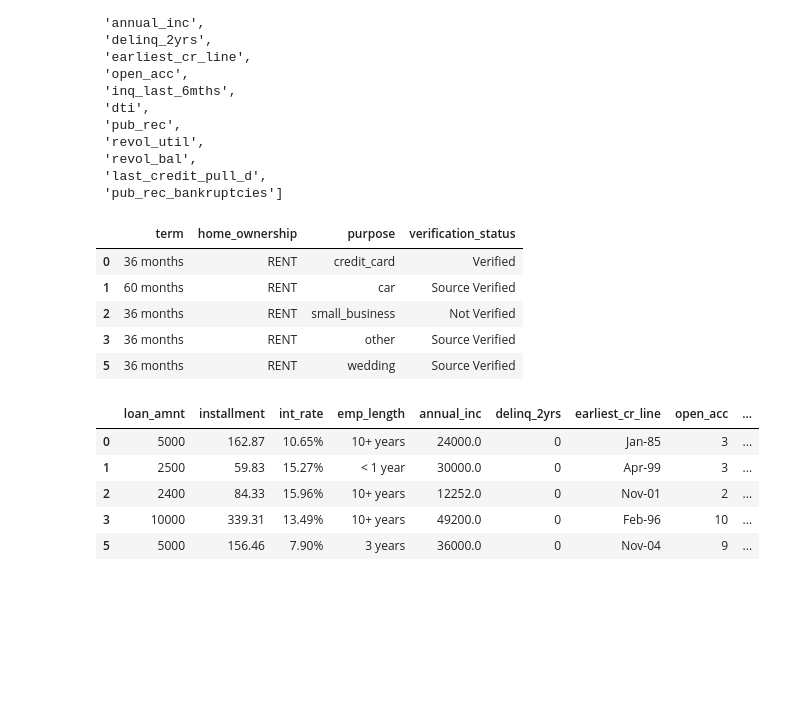
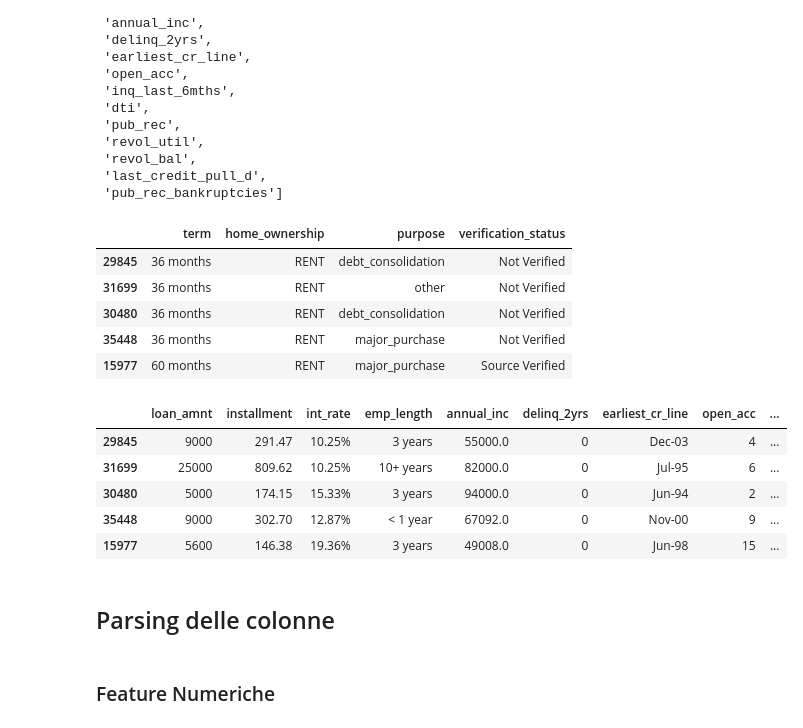
Before and after one commit to FabianoVeglianti/MachineLearningProject, a Jupyter notebook: loanRisk.ipynb, the cells around one changed output. Cells and saved outputs as stored; diff of their text form; code cells hidden in the pictures; blank space fills up the shorter version.

```diff
--- a/loanRisk.ipynb
+++ b/loanRisk.ipynb
@@ -62,9 +75,9 @@ Name: loan_status, Length: 38577, dtype: object>
 # %%
 
 ## FIX i warning
-
-data.loan_status[(data['loan_status']  == 'Fully Paid')]=0
-data.loan_status[(data['loan_status']  == 'Charged Off')]=1
+loan_status_dict = {'Fully Paid':0, 'Charged Off':1}
+dataCleaner.set_target_mapDict(loan_status_dict)
+dataCleaner.encode_target(train_y)
 # %% [output]
 A value is trying to be set on a copy of a slice from a DataFrame
 
@@ -102,10 +107,11 @@ len(data.columns)
 def unique_non_null(df):
     return df.dropna().unique()
 # %%
-uniqueValue = []
-for col in data.columns:
+colNotUniqueValue = []
+for col in train_x.columns:
     colUniqueValuesCount = len(unique_non_null(data[col]))
-    uniqueValue.append(colUniqueValuesCount > 1)
+    if colUniqueValuesCount > 1:
+        colNotUniqueValue.append(col)
     print(col, "\t", colUniqueValuesCount)                  # DA FORMATTARE MEGLIO
 # %% [output]
 id       38577
@@ -130 +134,3 @@ data = data.loc[:, uniqueValue]
+# %%
+train_x = train_x.loc[:, colNotUniqueValue]
 # %%
@@ -299,28 +289,30 @@ numerical_features
  'last_credit_pull_d',
  'pub_rec_bankruptcies']
 # %%
-data_categorical=pd.DataFrame()
+train_x_categorical=pd.DataFrame()
 for col in categorical_features:
-    data_categorical=pd.concat([ data_categorical, data[col]], axis= 1)
+    train_x_categorical=pd.concat([ train_x_categorical, train_x[col]], axis= 1)
+    dataCleaner.addFeatureToBeMantained(col)
 
-data_categorical.head()
+train_x_categorical.head()
 # %% [output]
 |  | term | home_ownership | purpose | verification_status |
-| 0 | 36 months | RENT | credit_card | Verified |
-| 1 | 60 months | RENT | car | Source Verified |
-| 2 | 36 months | RENT | small_business | Not Verified |
-| 3 | 36 months | RENT | other | Source Verified |
-| 5 | 36 months | RENT | wedding | Source Verified |
+| 29845 | 36 months | RENT | debt_consolidation | Not Verified |
+| 31699 | 36 months | RENT | other | Not Verified |
+| 30480 | 36 months | RENT | debt_consolidation | Not Verified |
+| 35448 | 36 months | RENT | major_purchase | Not Verified |
+| 15977 | 60 months | RENT | major_purchase | Source Verified |
 # %%
-data_numerical=pd.DataFrame()
+train_x_numerical=pd.DataFrame()
 for col in numerical_features:
-    data_numerical=pd.concat([ data_numerical, data[col]], axis= 1)
+    train_x_numerical=pd.concat([ train_x_numerical, train_x[col]], axis= 1)
+    dataCleaner.addFeatureToBeMantained(col)
 
-data_numerical.head()
+train_x_numerical.head()
 # %% [output]
 |  | loan_amnt | installment | int_rate | emp_length | annual_inc | delinq_2yrs | earliest_cr_line | open_acc | ... |
-| 0 | 5000 | 162.87 | 10.65% | 10+ years | 24000.0 | 0 | Jan-85 | 3 | ... |
-| 1 | 2500 | 59.83 | 15.27% | < 1 year | 30000.0 | 0 | Apr-99 | 3 | ... |
-| 2 | 2400 | 84.33 | 15.96% | 10+ years | 12252.0 | 0 | Nov-01 | 2 | ... |
-| 3 | 10000 | 339.31 | 13.49% | 10+ years | 49200.0 | 0 | Feb-96 | 10 | ... |
-| 5 | 5000 | 156.46 | 7.90% | 3 years | 36000.0 | 0 | Nov-04 | 9 | ... |
+| 29845 | 9000 | 291.47 | 10.25% | 3 years | 55000.0 | 0 | Dec-03 | 4 | ... |
+| 31699 | 25000 | 809.62 | 10.25% | 10+ years | 82000.0 | 0 | Jul-95 | 6 | ... |
+| 30480 | 5000 | 174.15 | 15.33% | 3 years | 94000.0 | 0 | Jun-94 | 2 | ... |
+| 35448 | 9000 | 302.70 | 12.87% | < 1 year | 67092.0 | 0 | Nov-00 | 9 | ... |
+| 15977 | 5600 | 146.38 | 19.36% | 3 years | 49008.0 | 0 | Jun-98 | 15 | ... |
@@ -332,0 +319,4 @@ if not(os.path.exists("path")):
+# %% [markdown]
+## Parsing delle colonne
+# %% [markdown]
+### Feature Numeriche
```
Also changed, not shown: parts of 31 cells of this notebook, 2 other files.
